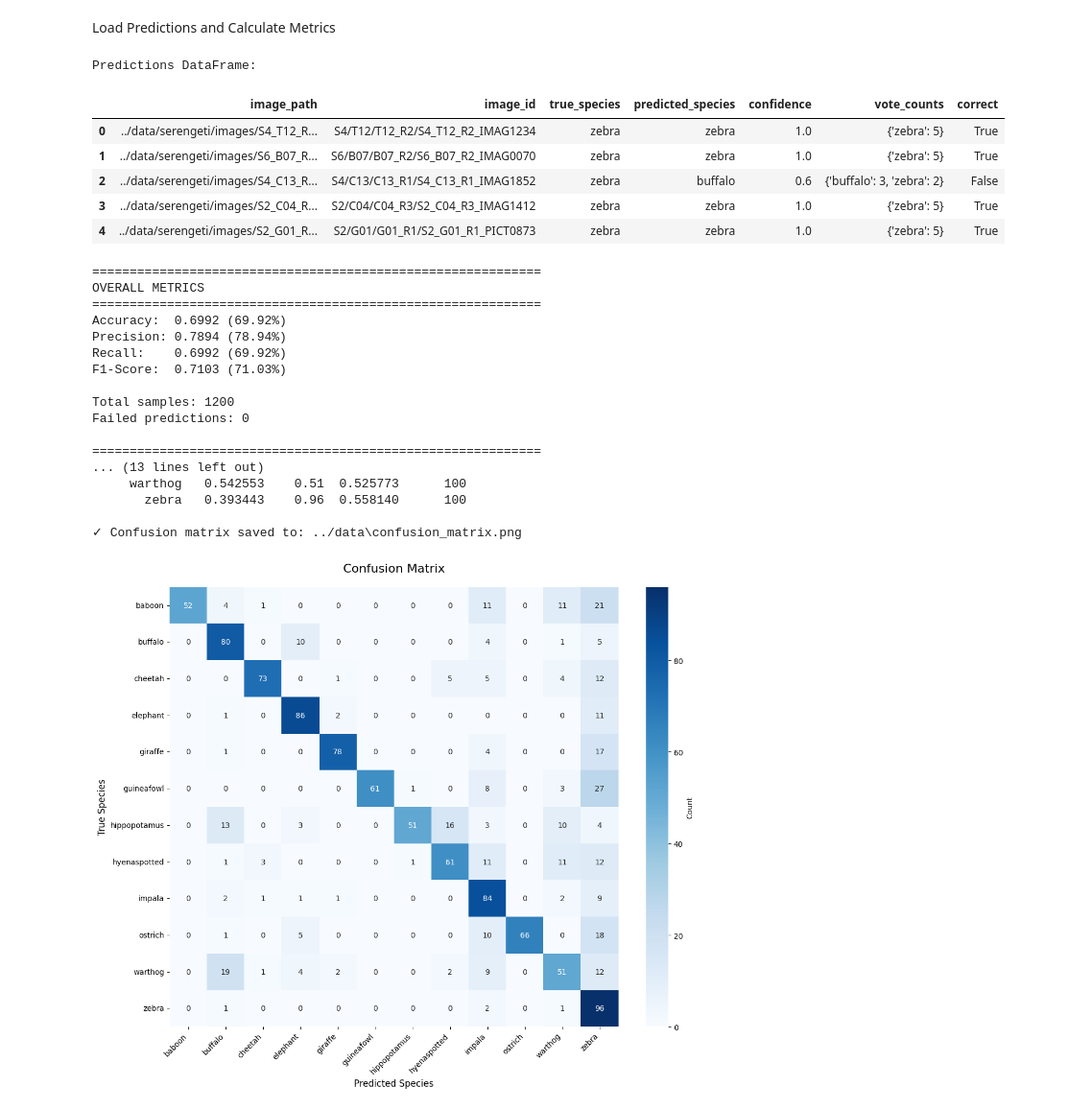
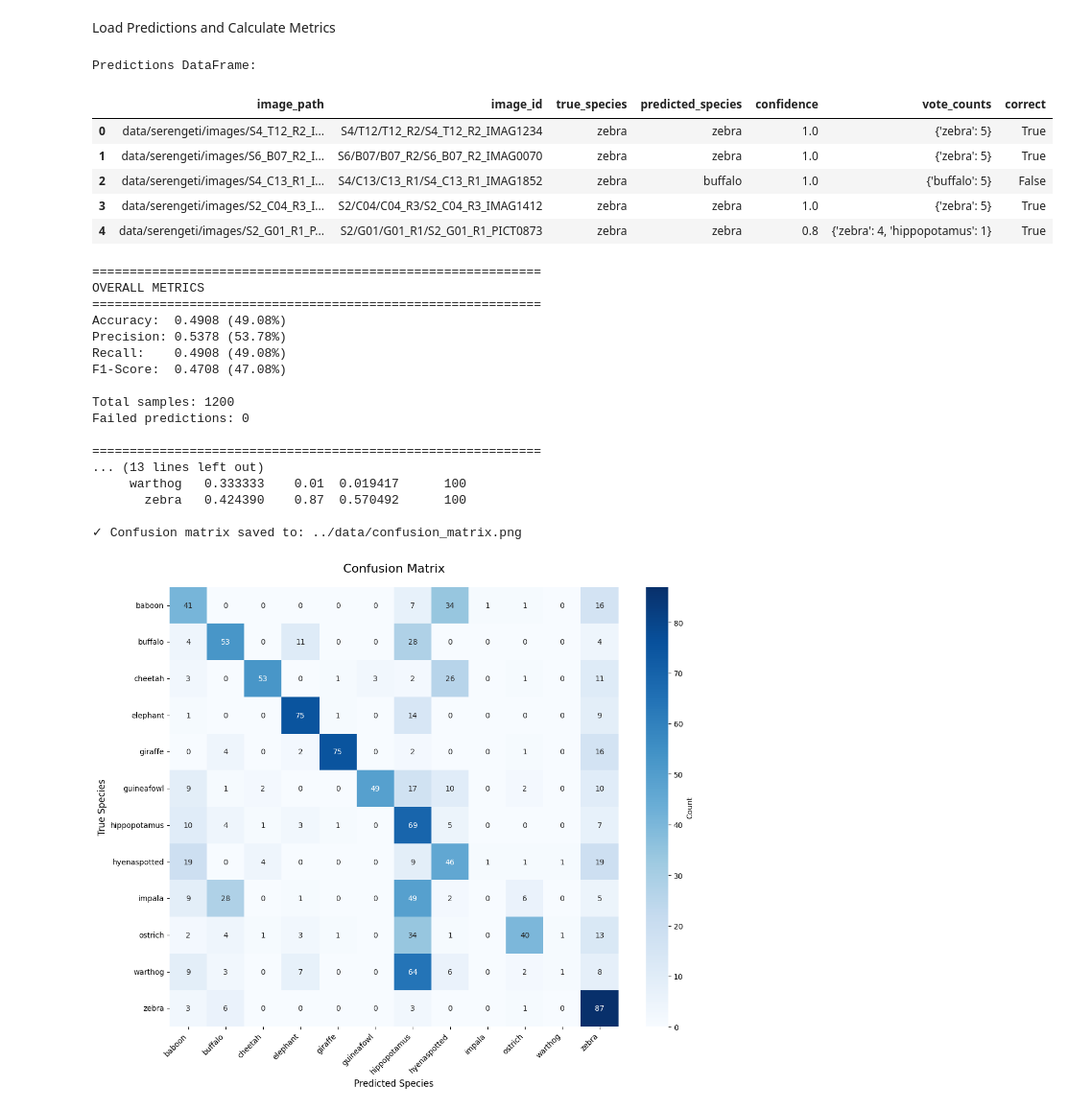
Before and after one commit to LuizAlencar17/WildMatch, a Jupyter notebook: code/metrics.ipynb, the cells around one changed output. Shown at 96% size. Cells and saved outputs as stored; diff of their text form; code cells hidden in the pictures.

```diff
--- a/code/metrics.ipynb
+++ b/code/metrics.ipynb
@@ -124,19 +124,19 @@ def calculate_metrics(predictions_df, save_confusion_matrix=True, output_dir="..
 Load Predictions and Calculate Metrics
 # %%
 # Load predictions from CSV
-predictions_df = pd.read_csv("../results/predictions_test.csv")
+predictions_df = pd.read_csv("../results/structured_predictions.csv")
 
 # Display first few rows
 print("Predictions DataFrame:")
 predictions_df.head()
 # %% [output]
 Predictions DataFrame:
 |  | image_path | image_id | true_species | predicted_species | confidence | vote_counts | correct |
-| 0 | ../data/serengeti/images/S4_T12_R... | S4/T12/T12_R2/S4_T12_R2_IMAG1234 | zebra | zebra | 1.0 | {'zebra': 5} | True |
-| 1 | ../data/serengeti/images/S6_B07_R... | S6/B07/B07_R2/S6_B07_R2_IMAG0070 | zebra | zebra | 1.0 | {'zebra': 5} | True |
-| 2 | ../data/serengeti/images/S4_C13_R... | S4/C13/C13_R1/S4_C13_R1_IMAG1852 | zebra | buffalo | 0.6 | {'buffalo': 3, 'zebra': 2} | False |
-| 3 | ../data/serengeti/images/S2_C04_R... | S2/C04/C04_R3/S2_C04_R3_IMAG1412 | zebra | zebra | 1.0 | {'zebra': 5} | True |
-| 4 | ../data/serengeti/images/S2_G01_R... | S2/G01/G01_R1/S2_G01_R1_PICT0873 | zebra | zebra | 1.0 | {'zebra': 5} | True |
+| 0 | data/serengeti/images/S4_T12_R2_I... | S4/T12/T12_R2/S4_T12_R2_IMAG1234 | zebra | zebra | 1.0 | {'zebra': 5} | True |
+| 1 | data/serengeti/images/S6_B07_R2_I... | S6/B07/B07_R2/S6_B07_R2_IMAG0070 | zebra | zebra | 1.0 | {'zebra': 5} | True |
+| 2 | data/serengeti/images/S4_C13_R1_I... | S4/C13/C13_R1/S4_C13_R1_IMAG1852 | zebra | buffalo | 1.0 | {'buffalo': 5} | False |
+| 3 | data/serengeti/images/S2_C04_R3_I... | S2/C04/C04_R3/S2_C04_R3_IMAG1412 | zebra | zebra | 1.0 | {'zebra': 5} | True |
+| 4 | data/serengeti/images/S2_G01_R1_P... | S2/G01/G01_R1/S2_G01_R1_PICT0873 | zebra | zebra | 0.8 | {'zebra': 4, 'hippopotamus': 1} | True |
 # %%
 # Calculate all metrics
 metrics = calculate_metrics(
@@ -148,21 +148,21 @@ metrics = calculate_metrics(
 ============================================================
 OVERALL METRICS
 ============================================================
-Accuracy:  0.6992 (69.92%)
-Precision: 0.7894 (78.94%)
-Recall:    0.6992 (69.92%)
-F1-Score:  0.7103 (71.03%)
+Accuracy:  0.4908 (49.08%)
+Precision: 0.5378 (53.78%)
+Recall:    0.4908 (49.08%)
+F1-Score:  0.4708 (47.08%)
 
 Total samples: 1200
 Failed predictions: 0
 
 ============================================================
 ... (13 lines left out)
-     warthog   0.542553    0.51  0.525773      100
-       zebra   0.393443    0.96  0.558140      100
+     warthog   0.333333    0.01  0.019417      100
+       zebra   0.424390    0.87  0.570492      100
 
-✓ Confusion matrix saved to: ../data\confusion_matrix.png
+✓ Confusion matrix saved to: ../data/confusion_matrix.png
-[figure, old version]
+[figure, new version]
 # %%
 # Display per-class metrics
 print("\nDetailed Per-Class Metrics:")
```
Also changed, not shown: parts of 4 cells of this notebook, 7 other files.
